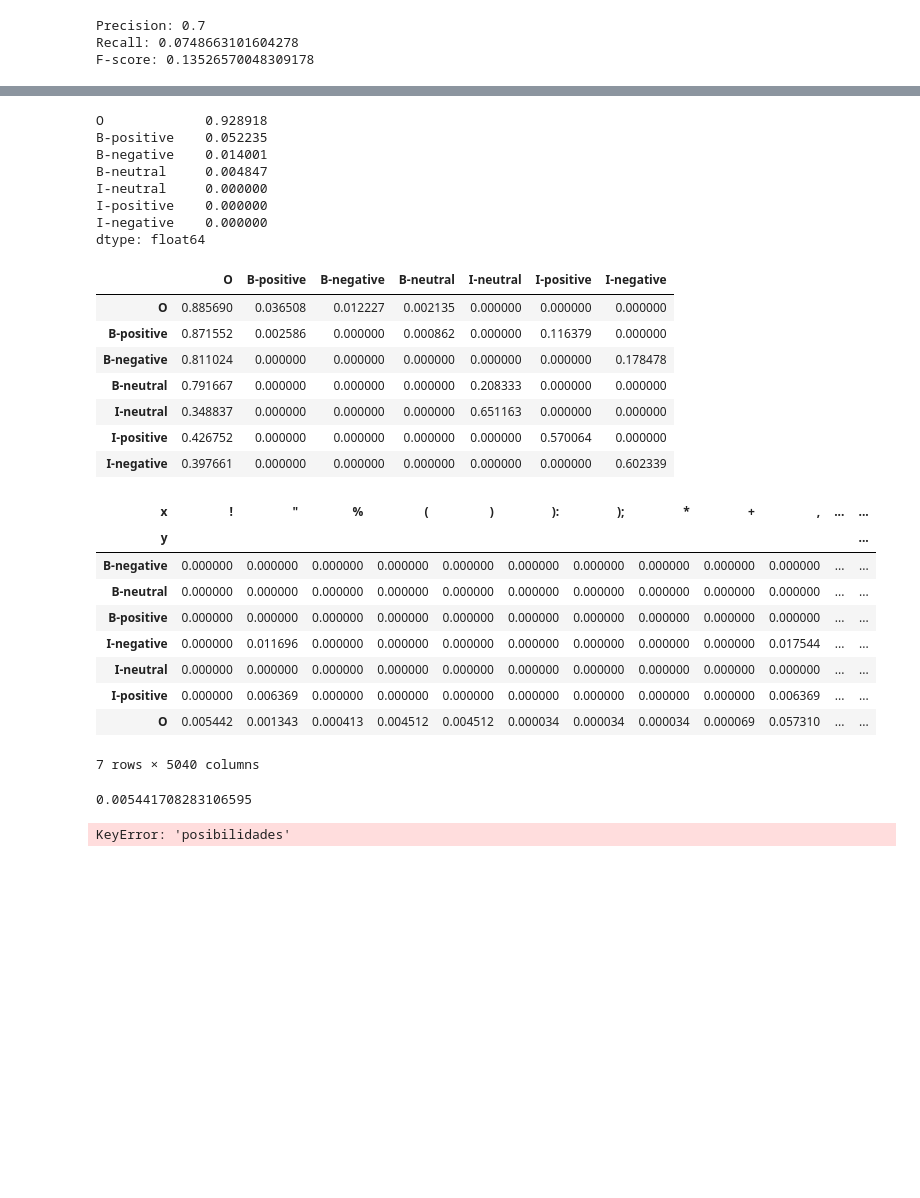
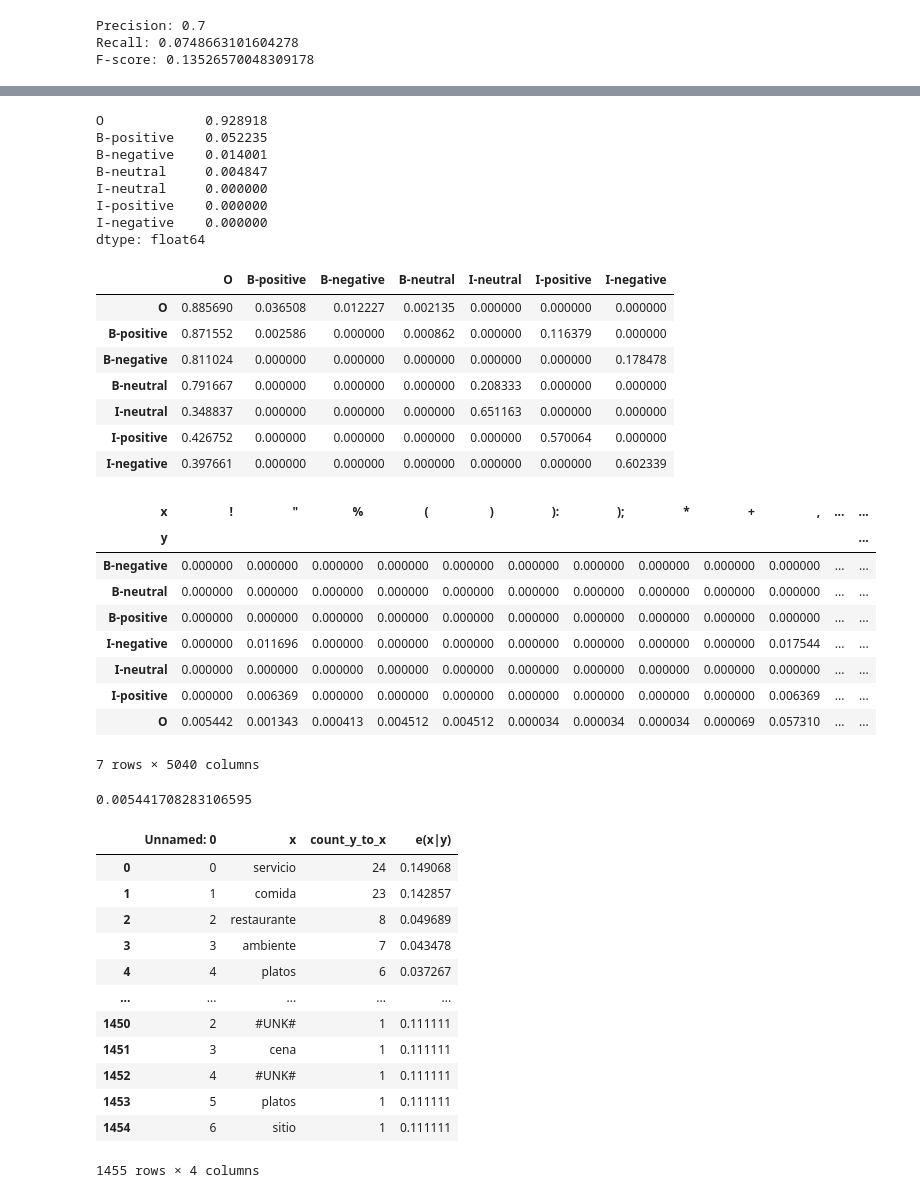
Before and after one commit to sherinksaji/MLProject, a Jupyter notebook: part1.ipynb, the cells around one changed output, grey strips where cells are left out. Saved outputs shown, nothing was run; the diff lists cells and outputs as text; code cells hidden in the pictures; blank space fills up the shorter version.

```diff
--- a/part1.ipynb
+++ b/part1.ipynb
@@ -509,6 +497,10 @@ df_emission = create_e_x_y_df_train_all_y_values(file_path_train_es).pivot(index
 display(sr_start_probabilities, df_transition, df_emission)
 
 display(df_emission.loc['O','!'])
+
+df_emission_new = pd.read_csv('Data/ES/csv_dev_out_es_test_e_x_y.csv')
+
+display(df_emission_new)
 # %% [output]
 unique counts: {'O': 29035, 'B-positive': 1160, 'B-negative': 381, 'I-positive': 314, 'I-negative': 171, 'B-neutral': 72, 'I-neutral': 43}
 unique counts: {'O': 29035, 'B-positive': 1160, 'B-negative': 381, 'I-positive': 314, 'I-negative': 171, 'B-neutral': 72, 'I-neutral': 43}
@@ -517,73 +509,43 @@ unique counts: {'O': 29035, 'B-positive': 1160, 'B-negative': 381, 'I-positive':
 unique counts: {'O': 29035, 'B-positive': 1160, 'B-negative': 381, 'I-positive': 314, 'I-negative': 171, 'B-neutral': 72, 'I-neutral': 43}
 unique counts: {'O': 29035, 'B-positive': 1160, 'B-negative': 381, 'I-positive': 314, 'I-negative': 171, 'B-neutral': 72, 'I-neutral': 43}
 unique counts: {'O': 29035, 'B-positive': 1160, 'B-negative': 381, 'I-positive': 314, 'I-negative': 171, 'B-neutral': 72, 'I-neutral': 43}
 O             0.928918
 B-positive    0.052235
 B-negative    0.014001
 B-neutral     0.004847
 I-neutral     0.000000
 I-positive    0.000000
 I-negative    0.000000
 dtype: float64
 |  | O | B-positive | B-negative | B-neutral | I-neutral | I-positive | I-negative |
 | O | 0.885690 | 0.036508 | 0.012227 | 0.002135 | 0.000000 | 0.000000 | 0.000000 |
 | B-positive | 0.871552 | 0.002586 | 0.000000 | 0.000862 | 0.000000 | 0.116379 | 0.000000 |
 | B-negative | 0.811024 | 0.000000 | 0.000000 | 0.000000 | 0.000000 | 0.000000 | 0.178478 |
 | B-neutral | 0.791667 | 0.000000 | 0.000000 | 0.000000 | 0.208333 | 0.000000 | 0.000000 |
 | I-neutral | 0.348837 | 0.000000 | 0.000000 | 0.000000 | 0.651163 | 0.000000 | 0.000000 |
 | I-positive | 0.426752 | 0.000000 | 0.000000 | 0.000000 | 0.000000 | 0.570064 | 0.000000 |
 | I-negative | 0.397661 | 0.000000 | 0.000000 | 0.000000 | 0.000000 | 0.000000 | 0.602339 |
 | x | ! | " | % | ( | ) | ): | ); | * | + | , | ... | ... |
 | y |  |  |  |  |  |  |  |  |  |  |  | ... |
 | B-negative | 0.000000 | 0.000000 | 0.000000 | 0.000000 | 0.000000 | 0.000000 | 0.000000 | 0.000000 | 0.000000 | 0.000000 | ... | ... |
 | B-neutral | 0.000000 | 0.000000 | 0.000000 | 0.000000 | 0.000000 | 0.000000 | 0.000000 | 0.000000 | 0.000000 | 0.000000 | ... | ... |
 | B-positive | 0.000000 | 0.000000 | 0.000000 | 0.000000 | 0.000000 | 0.000000 | 0.000000 | 0.000000 | 0.000000 | 0.000000 | ... | ... |
 | I-negative | 0.000000 | 0.011696 | 0.000000 | 0.000000 | 0.000000 | 0.000000 | 0.000000 | 0.000000 | 0.000000 | 0.017544 | ... | ... |
 | I-neutral | 0.000000 | 0.000000 | 0.000000 | 0.000000 | 0.000000 | 0.000000 | 0.000000 | 0.000000 | 0.000000 | 0.000000 | ... | ... |
 | I-positive | 0.000000 | 0.006369 | 0.000000 | 0.000000 | 0.000000 | 0.000000 | 0.000000 | 0.000000 | 0.000000 | 0.006369 | ... | ... |
 | O | 0.005442 | 0.001343 | 0.000413 | 0.004512 | 0.004512 | 0.000034 | 0.000034 | 0.000034 | 0.000069 | 0.057310 | ... | ... |
 7 rows × 5040 columns
 0.005441708283106595
+|  | Unnamed: 0 | x | count_y_to_x | e(x|y) |
+| 0 | 0 | servicio | 24 | 0.149068 |
+| 1 | 1 | comida | 23 | 0.142857 |
+| 2 | 2 | restaurante | 8 | 0.049689 |
+| 3 | 3 | ambiente | 7 | 0.043478 |
+| 4 | 4 | platos | 6 | 0.037267 |
+| ... | ... | ... | ... | ... |
+| 1450 | 2 | #UNK# | 1 | 0.111111 |
+| 1451 | 3 | cena | 1 | 0.111111 |
+| 1452 | 4 | #UNK# | 1 | 0.111111 |
+| 1453 | 5 | platos | 1 | 0.111111 |
+| 1454 | 6 | sitio | 1 | 0.111111 |
+1455 rows × 4 columns
-# %%
-def modified_viterbi(observation, transition, emission, start_probabilities, kth_best):
-
-    states = transition.index.tolist()
-    state_count = emission.shape[0]
-    step_count = len(observation)
-
-    # memoizing the incoming edges for each node in the viterbi trellis diagram
-    df_incoming = np.zeros((state_count , step_count), dtype=int)
-    df_incoming = pd.DataFrame(df_incoming, index = states)
-
-    # memoizing the overall probabilities of arriving at each state at a particular step
-    # START probabilities
-    step_probabilities = emission[observation[0]] * start_probabilities
-    step_probabilities_temp = pd.Series({state: 0 for state in states})
-
-    for step in range(1, step_count):
-        for current_state in states:
-            choosing_max = pd.Series({state: 0 for state in states})
-            for previous_state in states:
-                choosing_max.loc[previous_state] = step_probabilities.loc[previous_state] * transition.loc[previous_state, current_state] * emission.loc[current_state, observation[step]]
-            max_state = choosing_max.idxmax()
-            step_probabilities_temp.loc[current_state] = choosing_max.loc[max_state]
-            df_incoming.loc[current_state, step] = max_state
-        step_probabilities = step_probabilities_temp.copy()
-
-    # take step_probabilities and multiply it by the STOP probabilities series
-    # step_probabilities = step_probabilities * stop_probabilities
-
-    # get sequences in descending order of likelihood
-    descending_final_probability_states = step_probabilities.sort_values(ascending=False).index.to_numpy()
-    df_sequences = np.zeros((state_count , step_count), dtype=int)
-    df_sequences = pd.DataFrame(df_sequences)
-    for sequence_rank in range(state_count):
-        df_sequences.loc[sequence_rank, step_count-1] = descending_final_probability_states[sequence_rank]
-    for sequence_rank in range(state_count):
-        for step in range(step_count-2, -1, -1):
-            previous_state = df_sequences.loc[sequence_rank, step+1]
-            df_sequences.loc[sequence_rank, step] = df_incoming.loc[previous_state, step+1]
-
-    return df_sequences.loc[kth_best-1].values
-# %% [output]
-KeyError: 'posibilidades'
```
Also changed, not shown: parts of 4 cells of this notebook, 1 other file.
